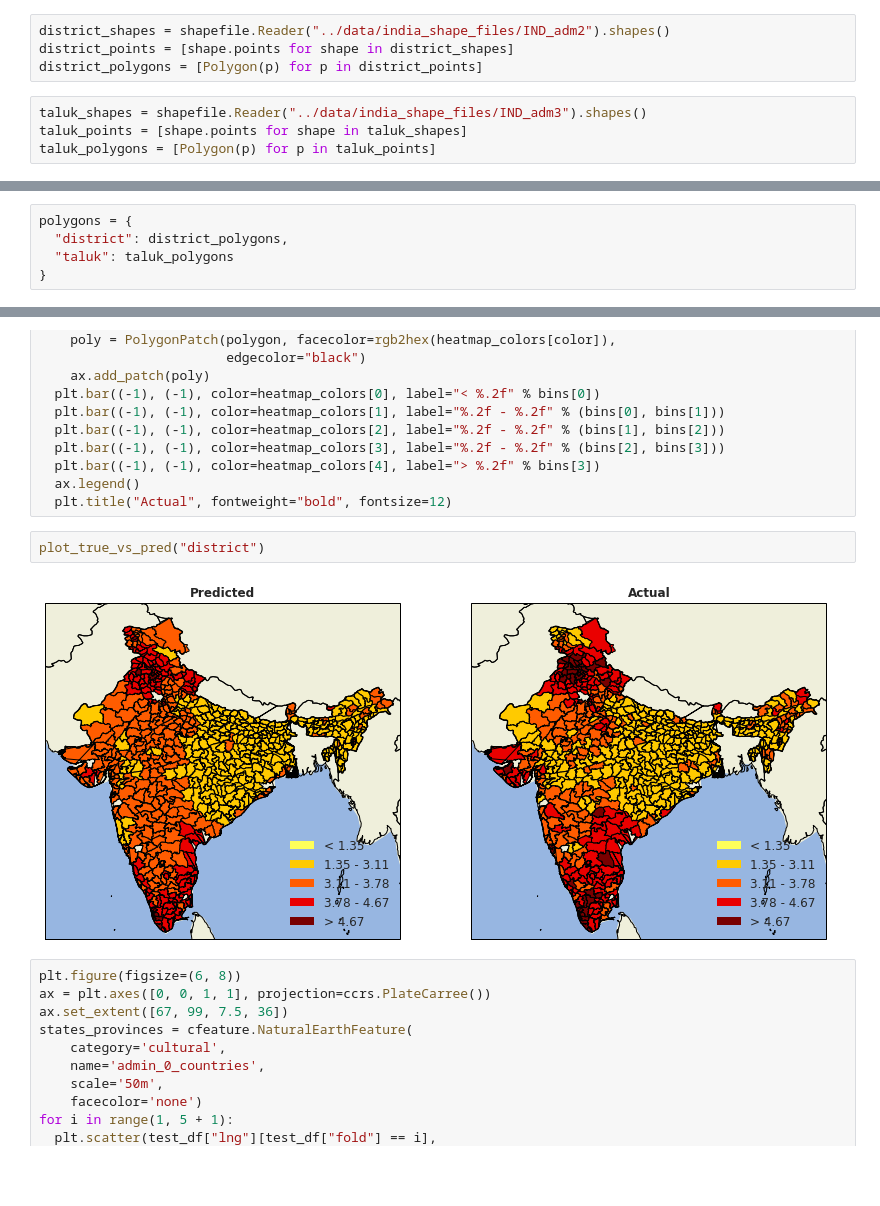
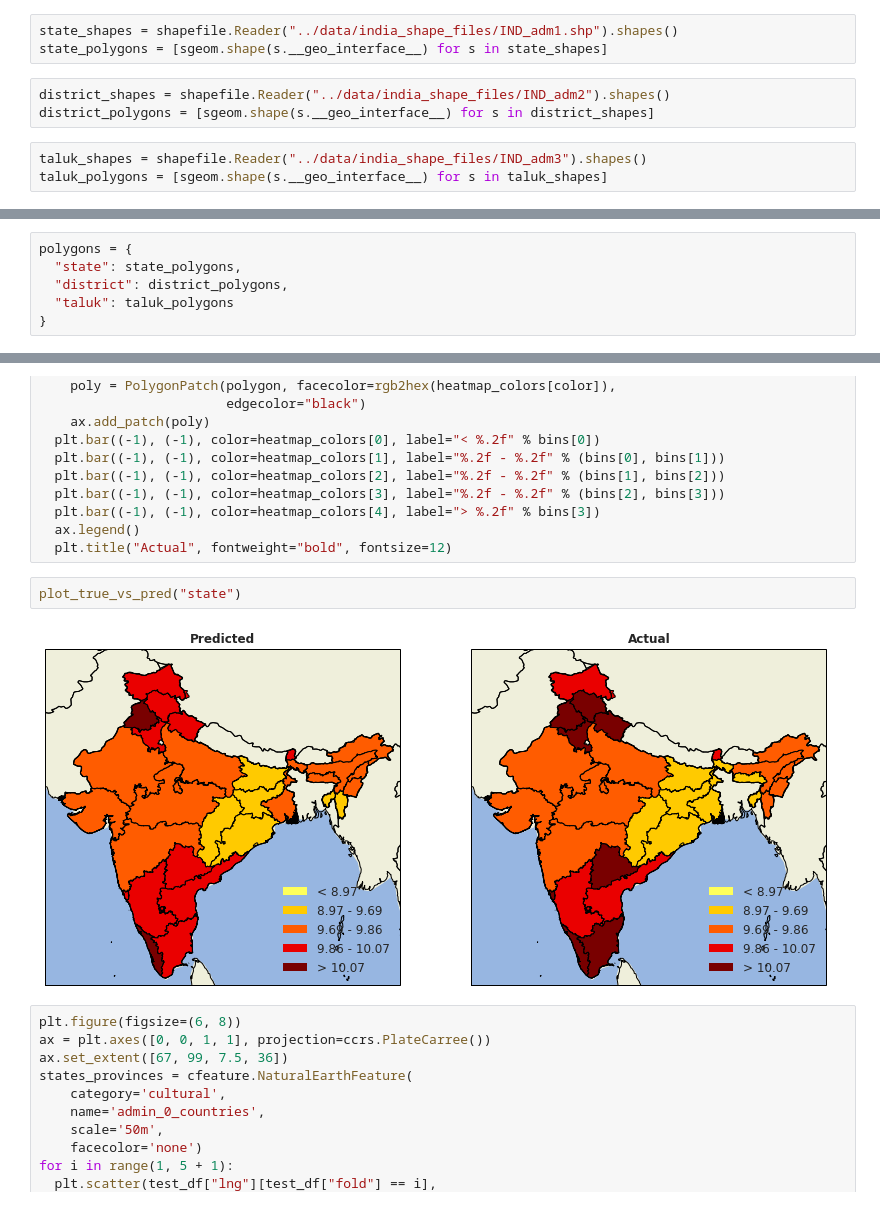
Before and after one commit to chrisyeh96/india-poverty, a Jupyter notebook: results/results.ipynb, the cells around one changed output, grey strips where cells are left out. Cells and saved outputs as stored; diff of their text form; blank space fills up the shorter version.

Commit message:
Fix shapefiles bug.

```diff
--- a/results/results.ipynb
+++ b/results/results.ipynb
@@ -168,11 +201,12 @@ plt.title("Taluk Aggregation $R^2$=%.3f, $N$=%d" % (r2, len(trues["taluk"])));
+# %%
+state_shapes = shapefile.Reader("../data/india_shape_files/IND_adm1.shp").shapes()
+state_polygons = [sgeom.shape(s.__geo_interface__) for s in state_shapes]
 # %%
 district_shapes = shapefile.Reader("../data/india_shape_files/IND_adm2").shapes()
-district_points = [shape.points for shape in district_shapes]
-district_polygons = [Polygon(p) for p in district_points]
+district_polygons = [sgeom.shape(s.__geo_interface__) for s in district_shapes]
 # %%
 taluk_shapes = shapefile.Reader("../data/india_shape_files/IND_adm3").shapes()
-taluk_points = [shape.points for shape in taluk_shapes]
-taluk_polygons = [Polygon(p) for p in taluk_points]
+taluk_polygons = [sgeom.shape(s.__geo_interface__) for s in taluk_shapes]
 # %%
 taluk_areas = [p.area for p in taluk_polygons]
 # %%
@@ -182,5 +216,6 @@ array([0.00390405, 0.09218818, 0.3959341 ])
 # %%
 polygons = {
+  "state": state_polygons,
   "district": district_polygons,
   "taluk": taluk_polygons
 }
@@ -239,9 +274,9 @@ def plot_true_vs_pred(division_level):
   ax.legend()
   plt.title("Actual", fontweight="bold", fontsize=12)
 # %%
-plot_true_vs_pred("district")
+plot_true_vs_pred("state")
 # %% [output]
-[figure, old version]
+[figure, new version]
 # %%
 plt.figure(figsize=(6, 8))
 ax = plt.axes([0, 0, 1, 1], projection=ccrs.PlateCarree())
```
Also changed, not shown: parts of 23 cells of this notebook, 5 other files.
